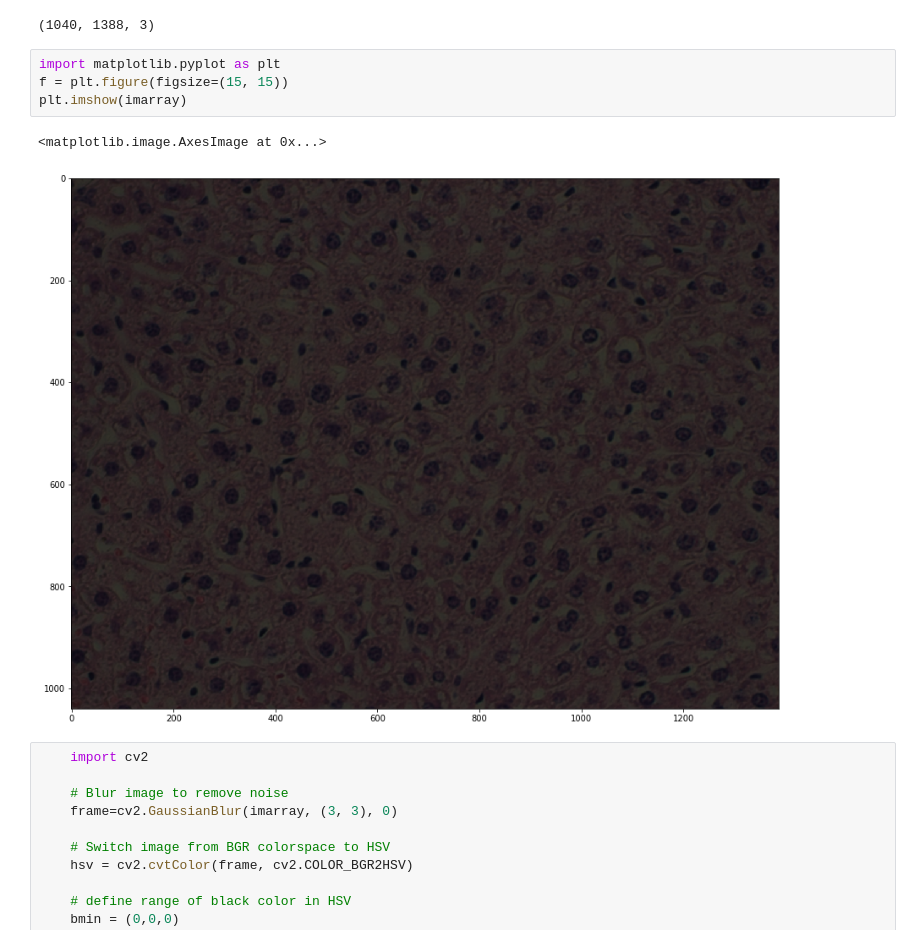
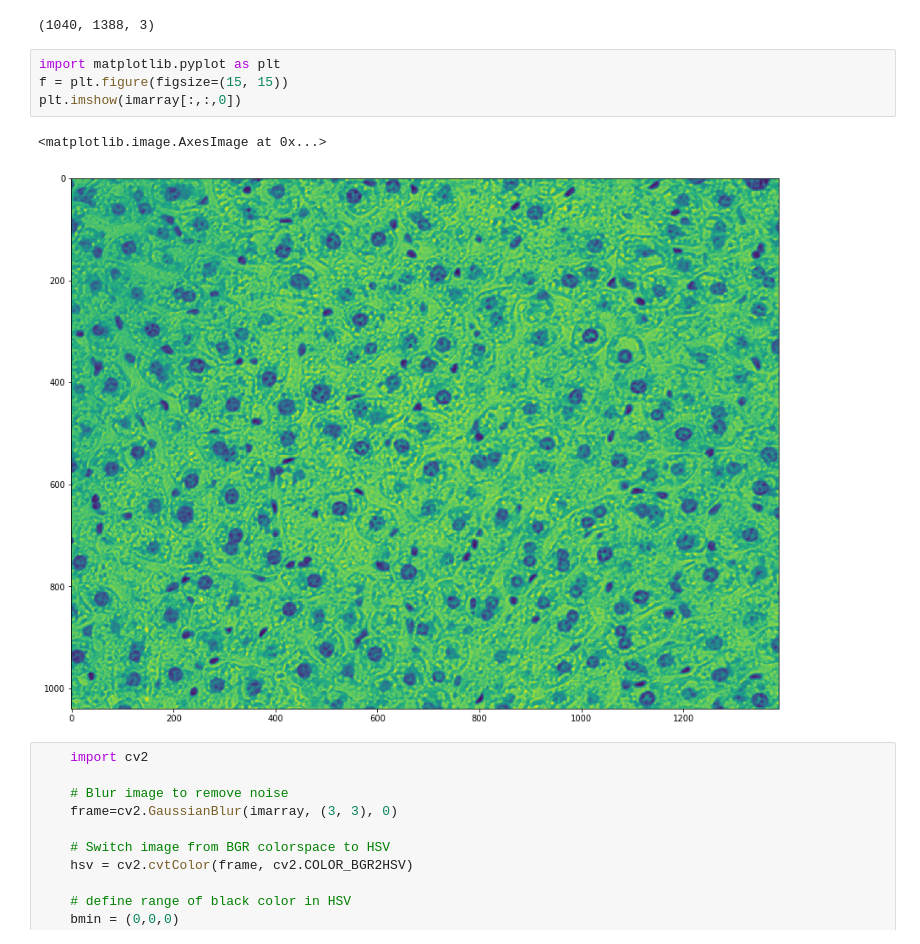
Before and after one commit to moqri/Aging-Cell-Morphology, a Jupyter notebook: plot_raw_image.ipynb, the cells around one changed output. Drawn from its saved outputs; the diff is of its cells as text.

```diff
--- a/plot_raw_image.ipynb
+++ b/plot_raw_image.ipynb
@@ -17,10 +17,10 @@ imarray.shape   ############### THERE ARE THREE CHANNELS!
 # %%
 import matplotlib.pyplot as plt
 f = plt.figure(figsize=(15, 15))
-plt.imshow(imarray)
+plt.imshow(imarray[:,:,0])
 # %% [output]
 <matplotlib.image.AxesImage at 0x...>
-[figure, old version]
+[figure, new version]
 # %%
     import cv2
 
```
Also changed, not shown: parts of 1 cell of this notebook.
